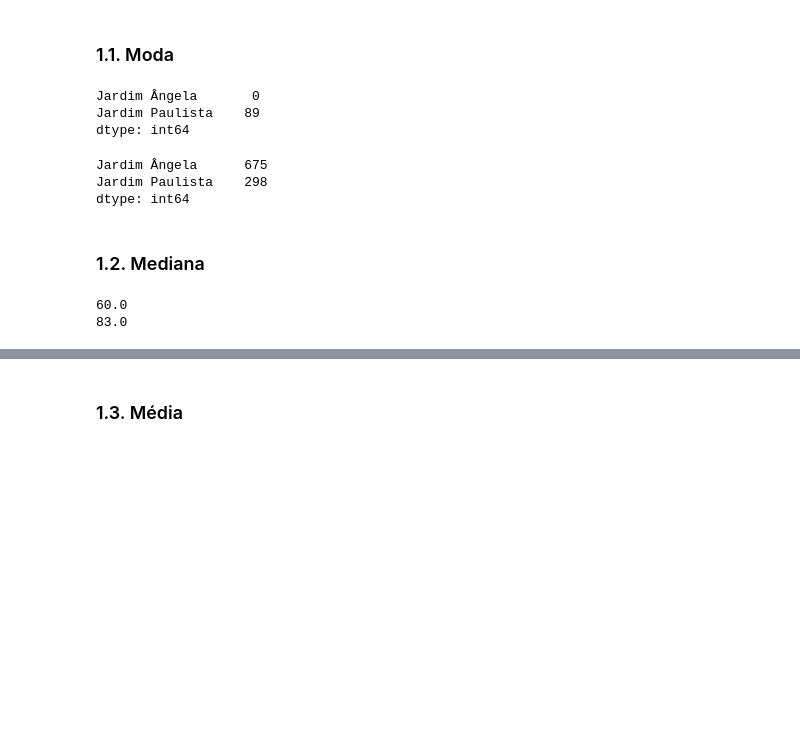
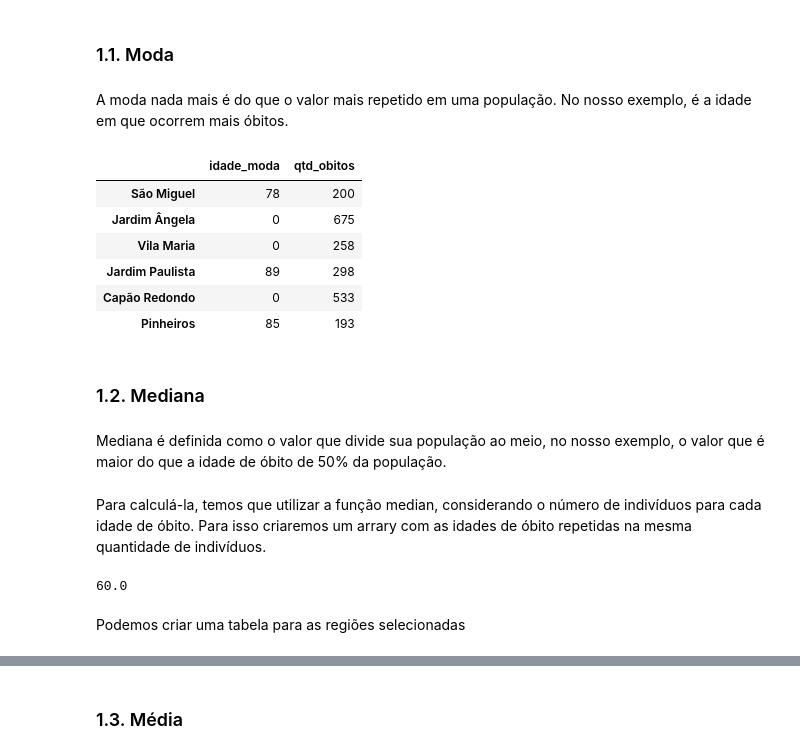
Before and after one commit to tecMTST/tutorial-de-dados, a Jupyter notebook: 06_expectativa-de-vida/15_medidas-de-tendencia-central.ipynb, the cells around one changed output, grey strips where cells are left out. Saved outputs shown, nothing was run; the diff lists cells and outputs as text; code cells hidden in the pictures; blank space fills up the shorter version.

```diff
--- a/06_expectativa-de-vida/15_medidas-de-tendencia-central.ipynb
+++ b/06_expectativa-de-vida/15_medidas-de-tendencia-central.ipynb
@@ -37,46 +59,44 @@ pl.show()
 # %% [markdown]
 <a id="moda"></a>
 ### 1.1. Moda
+# %% [markdown]
+A moda nada mais é do que o valor mais repetido em uma população. No nosso exemplo, é a idade em que ocorrem mais óbitos.
 # %%
-#pd.set_option('display.max_rows', None)
-obitos_por_distrito_df.loc[:, ['Jardim Ângela', 'Jardim Paulista']].idxmax()
+#Idade (índice) com maior número de mortes em cada bairro/distrito
+idade_moda=obitos_por_distrito_df.loc[:, distritos_selecionados ].idxmax()
 
-#Idade (índice) com maior número de mortes em cada bairro/distrito
+#Número de mortes de pessoas com as respectivas idades anteriores nos respectivos bairros/distritos
+qtd_obitos_moda= obitos_por_distrito_df.loc[:, distritos_selecionados ].max()
+
+tabela_moda=pd.DataFrame({'idade_moda':idade_moda,'qtd_obitos':qtd_obitos_moda,'qtd_obitos':qtd_obitos_moda},index=distritos_selecionados )
+
+tabela_moda
 # %% [output]
-Jardim Ângela       0
-Jardim Paulista    89
-dtype: int64
+|  | idade_moda | qtd_obitos |
+| São Miguel | 78 | 200 |
+| Jardim Ângela | 0 | 675 |
+| Vila Maria | 0 | 258 |
+| Jardim Paulista | 89 | 298 |
+| Capão Redondo | 0 | 533 |
+| Pinheiros | 85 | 193 |
-# %%
-obitos_por_distrito_df.loc[:, ['Jardim Ângela', 'Jardim Paulista']].max()
-
-#Número de mortes de pessoas com as respectivas idades anteriores nos respectivos bairros/distritos
-# %% [output]
-Jardim Ângela      675
-Jardim Paulista    298
-dtype: int64
 # %% [markdown]
 <a id="mediana"></a>
 ### 1.2. Mediana
+# %% [markdown]
+Mediana é definida como o valor que divide sua população ao meio, no nosso exemplo, o valor que é maior do que a idade de óbito de 50% da população.
+# %% [markdown]
+Para calculá-la, temos que utilizar a função median, considerando o número de indivíduos para cada idade de óbito. Para isso criaremos um arrary com as idades de óbito repetidas na mesma quantidade de indivíduos.
 # %%
-array = obitos_por_distrito_df['Jardim Ângela'].to_numpy()
+array_obitos = obitos_por_distrito_df['Jardim Ângela'].to_numpy()
 individuos = []
 c = 0
 for i in obitos_por_distrito_df['Jardim Ângela']:
-    for j in range(0, array[c]):
+    for j in range(0, array_obitos[c]):
         individuos.append(c)
     c += 1
 
 print(np.median(a = individuos))
-
-array = obitos_por_distrito_df['Jardim Paulista'].to_numpy()
-individuos = []
-c = 0
-for i in obitos_por_distrito_df['Jardim Paulista']:
-    for j in range(0, array[c]):
-        individuos.append(c)
-    c += 1
-
-print(np.median(a = individuos))
 # %% [output]
 60.0
-83.0
+# %% [markdown]
+Podemos criar uma tabela para as regiões selecionadas
```
Also changed, not shown: parts of 7 cells of this notebook.
